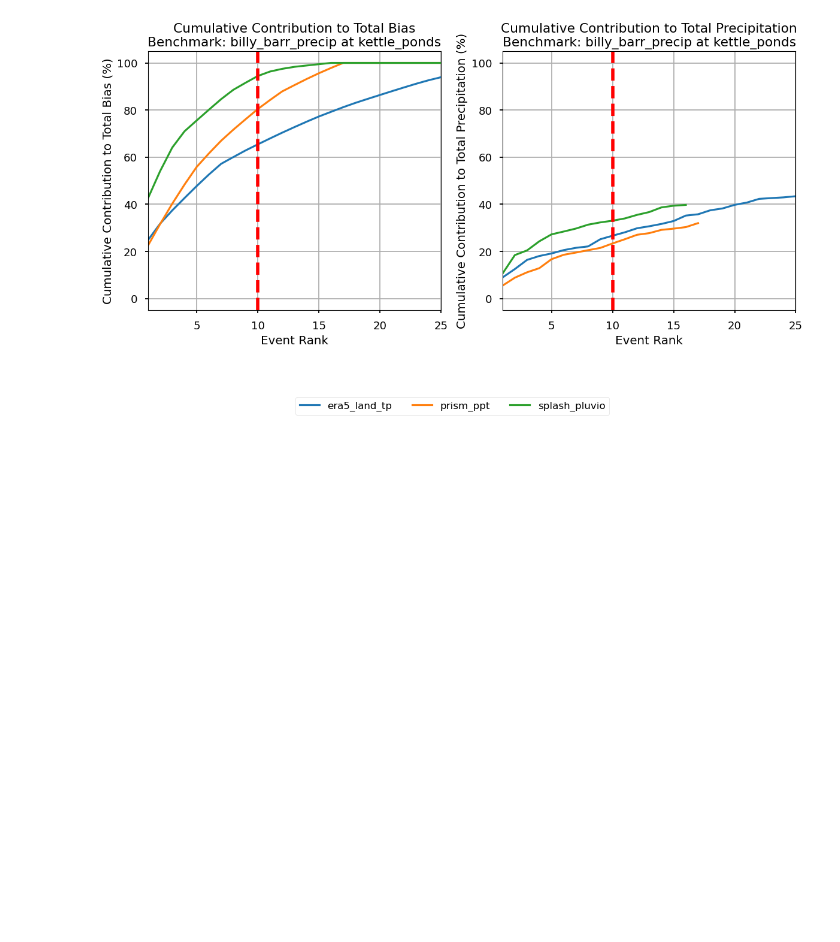
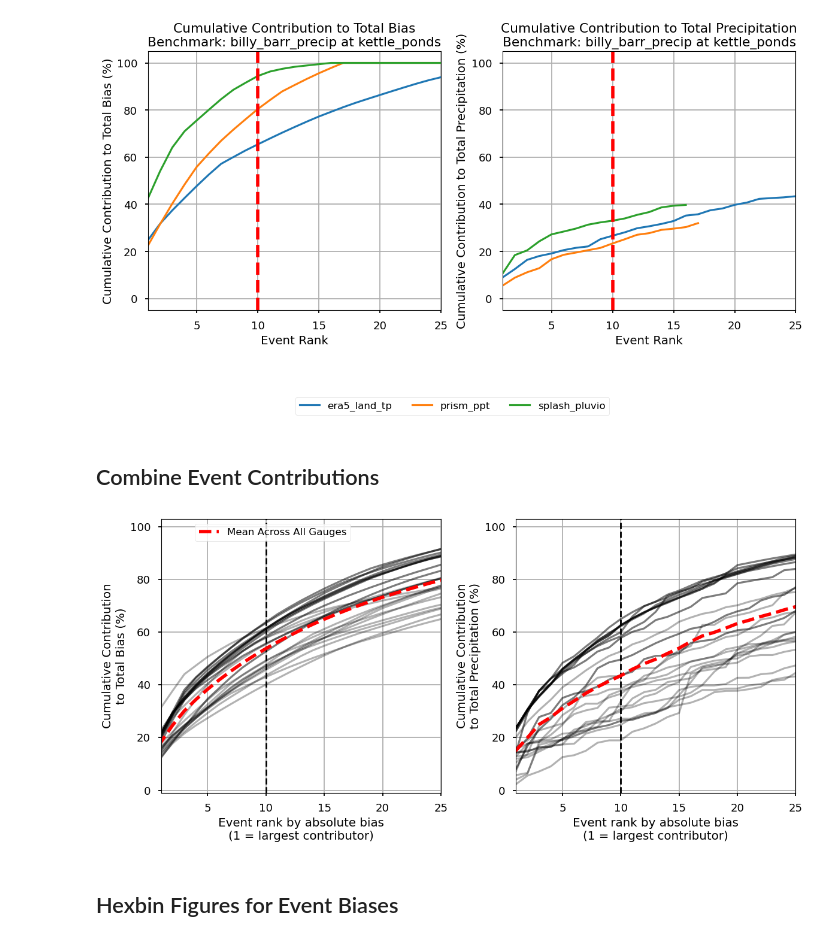
Before and after one commit to dlhogan97/S3-precipitation-rodeo, a Jupyter notebook: 03_analysis/01_identify_events.ipynb, the cells around one changed output. Drawn from its saved outputs; the diff is of its cells as text; code cells hidden in the pictures; blank space fills up the shorter version.

```diff
--- a/03_analysis/01_identify_events.ipynb
+++ b/03_analysis/01_identify_events.ipynb
@@ -1146,3 +1165,34 @@ total_ppt_contribution_sums = kettle_ponds_total_ppt_df.iloc[0:10].sum(axis=0)
 plot_cumulative_contributions(kettle_ponds_bias_df, kettle_ponds_total_ppt_df, benchmark_name='billy_barr_precip', site='kettle_ponds', output_dir=OUTPUT_DIR, limit=25, top_n=top_n, save=False)
 # %% [output]
 [figure]
+# %% [markdown]
+## Combine Event Contributions
+# %%
+gothic_bias_df, gothic_total_ppt_df = compute_event_contributions(combinedGothicEvents_ds, benchmark_name='billy_barr_precip', bias='absolute')
+kettle_ponds_bias_df, kettle_ponds_total_ppt_df = compute_event_contributions(combinedKettlePondsEvents_ds, benchmark_name='billy_barr_precip', bias='absolute')
+gothic_gridded_bias_df, gothic_gridded_total_ppt_df = compute_event_contributions(combinedGothicGriddedEvents_ds, benchmark_name='billy_barr_precip', bias='absolute')
+kettle_ponds_gridded_bias_df, kettle_ponds_gridded_total_ppt_df = compute_event_contributions(combinedKettlePondsGriddedEvents_ds, benchmark_name='billy_barr_precip', bias='absolute')
+
+# combine all bias dfs into one
+all_bias_dfs = pd.concat([gothic_bias_df,
+                          kettle_ponds_bias_df,
+                          gothic_gridded_bias_df[['prism_ppt','era5_land_tp']],
+                          kettle_ponds_gridded_bias_df['prism_ppt']], axis=1,)
+all_total_ppt_dfs = pd.concat([gothic_total_ppt_df,
+                               kettle_ponds_total_ppt_df,
+                               gothic_gridded_total_ppt_df[['prism_ppt','era5_land_tp']],
+                               kettle_ponds_gridded_total_ppt_df['prism_ppt']], axis=1,)
+all_bias_dfs = all_bias_dfs.loc[:, ~all_bias_dfs.columns.str.contains('sos')]
+all_total_ppt_dfs = all_total_ppt_dfs.loc[:, ~all_total_ppt_dfs.columns.str.contains('sos')]
+# %%
+# for each, get the sum of the top 10 contributors
+top_n = 10
+bias_contribution_sums = all_bias_dfs.apply(lambda col: col.nlargest(top_n).sum())
+total_ppt_contribution_sums = all_total_ppt_dfs.iloc[0:10].sum(axis=0)
+OUTPUT_DIR = '/home/dlhogan/projects/phd-repos/S3-precipitation-rodeo/04_products/figures/for_manuscript'
+
+plot_cumulative_contributions(all_bias_dfs, all_total_ppt_dfs, benchmark_name='billy_barr_precip', site='gothic', output_dir=OUTPUT_DIR, limit=25, top_n=top_n, save=False)
+# %% [output]
+[figure, added]
+# %% [markdown]
+## Hexbin Figures for Event Biases
```
Also changed, not shown: parts of 11 cells of this notebook, 6 other files.
